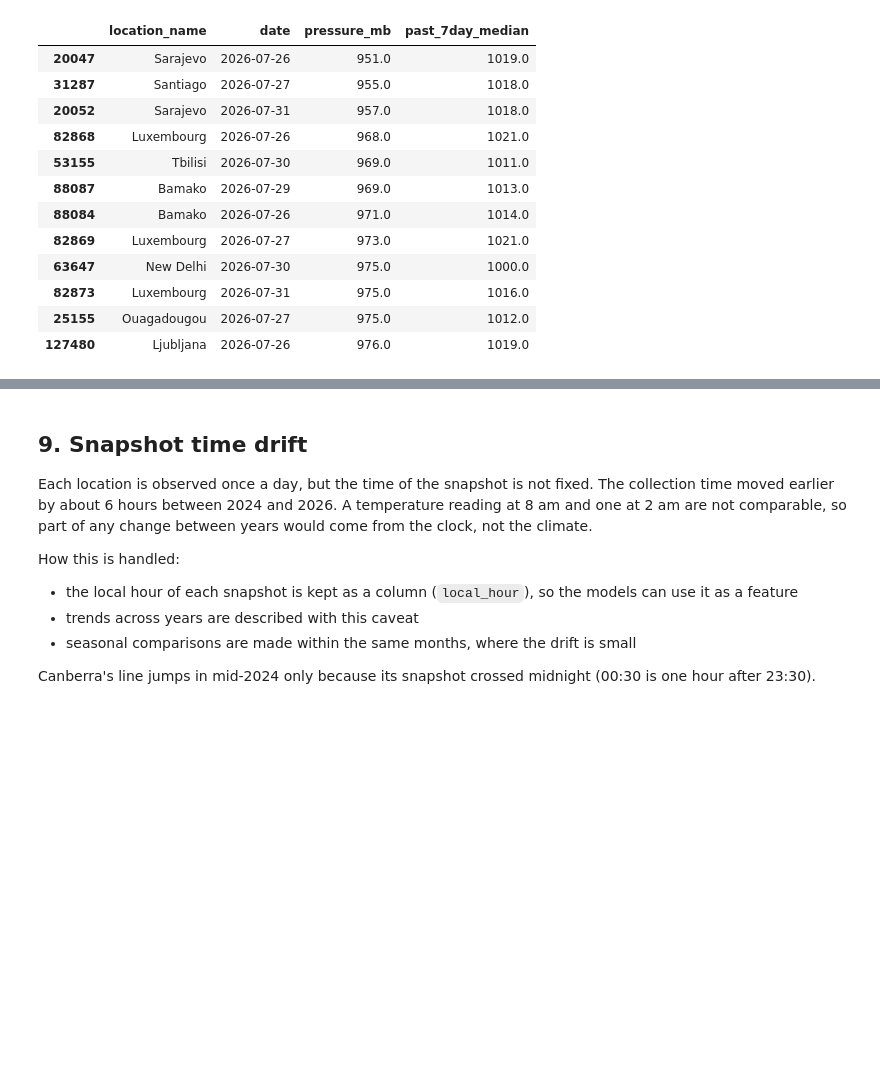
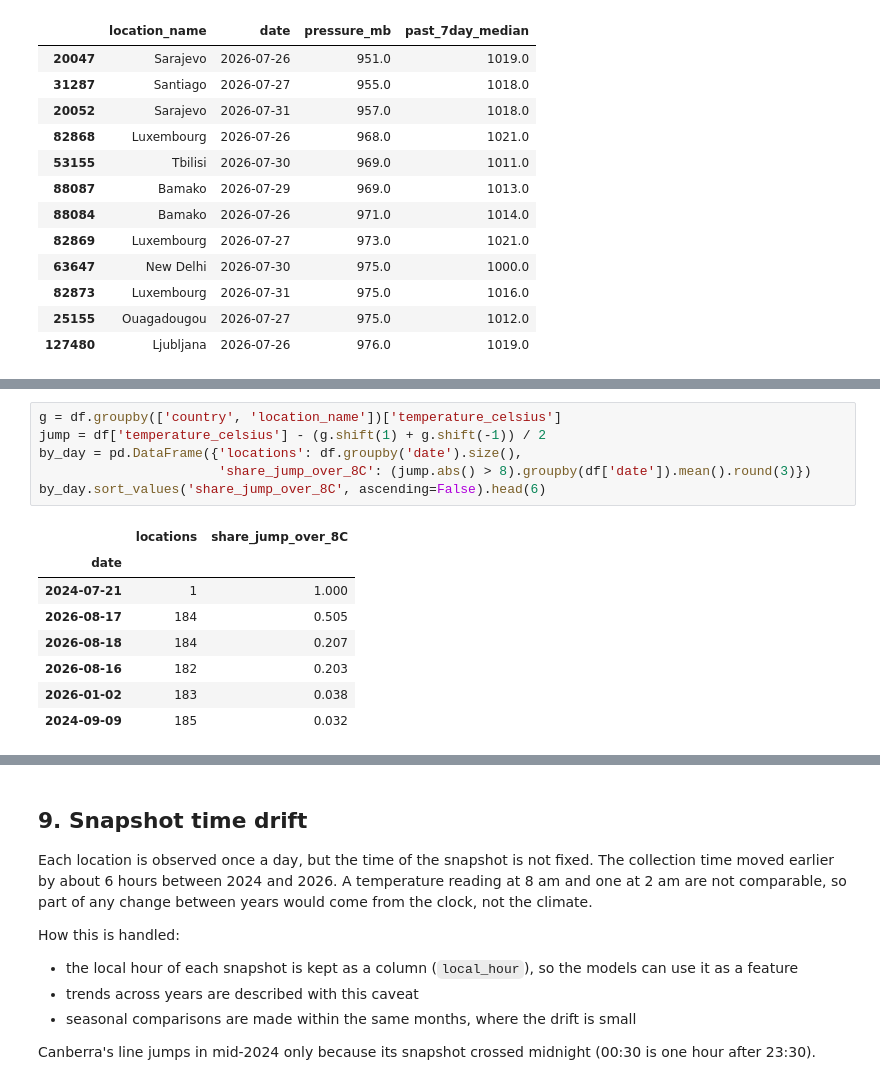
Before and after one commit to Akhil498-coder/weather-trend-forecasting, a Jupyter notebook: notebooks/01_data_cleaning.ipynb, the cells around one changed output, grey strips where cells are left out. Saved outputs shown, nothing was run; the diff lists cells and outputs as text; blank space fills up the shorter version.

```diff
--- a/notebooks/01_data_cleaning.ipynb
+++ b/notebooks/01_data_cleaning.ipynb
@@ -450,0 +457,15 @@ same rule in other summer weeks, per week: 4.4
+# %%
+g = df.groupby(['country', 'location_name'])['temperature_celsius']
+jump = df['temperature_celsius'] - (g.shift(1) + g.shift(-1)) / 2
+by_day = pd.DataFrame({'locations': df.groupby('date').size(),
+                       'share_jump_over_8C': (jump.abs() > 8).groupby(df['date']).mean().round(3)})
+by_day.sort_values('share_jump_over_8C', ascending=False).head(6)
+# %% [output]
+|  | locations | share_jump_over_8C |
+| date |  |  |
+| 2024-07-21 | 1 | 1.000 |
+| 2026-08-17 | 184 | 0.505 |
+| 2026-08-18 | 184 | 0.207 |
+| 2026-08-16 | 182 | 0.203 |
+| 2026-01-02 | 183 | 0.038 |
+| 2024-09-09 | 185 | 0.032 |
```
Also changed, not shown: parts of 8 cells of this notebook, 13 other files.
